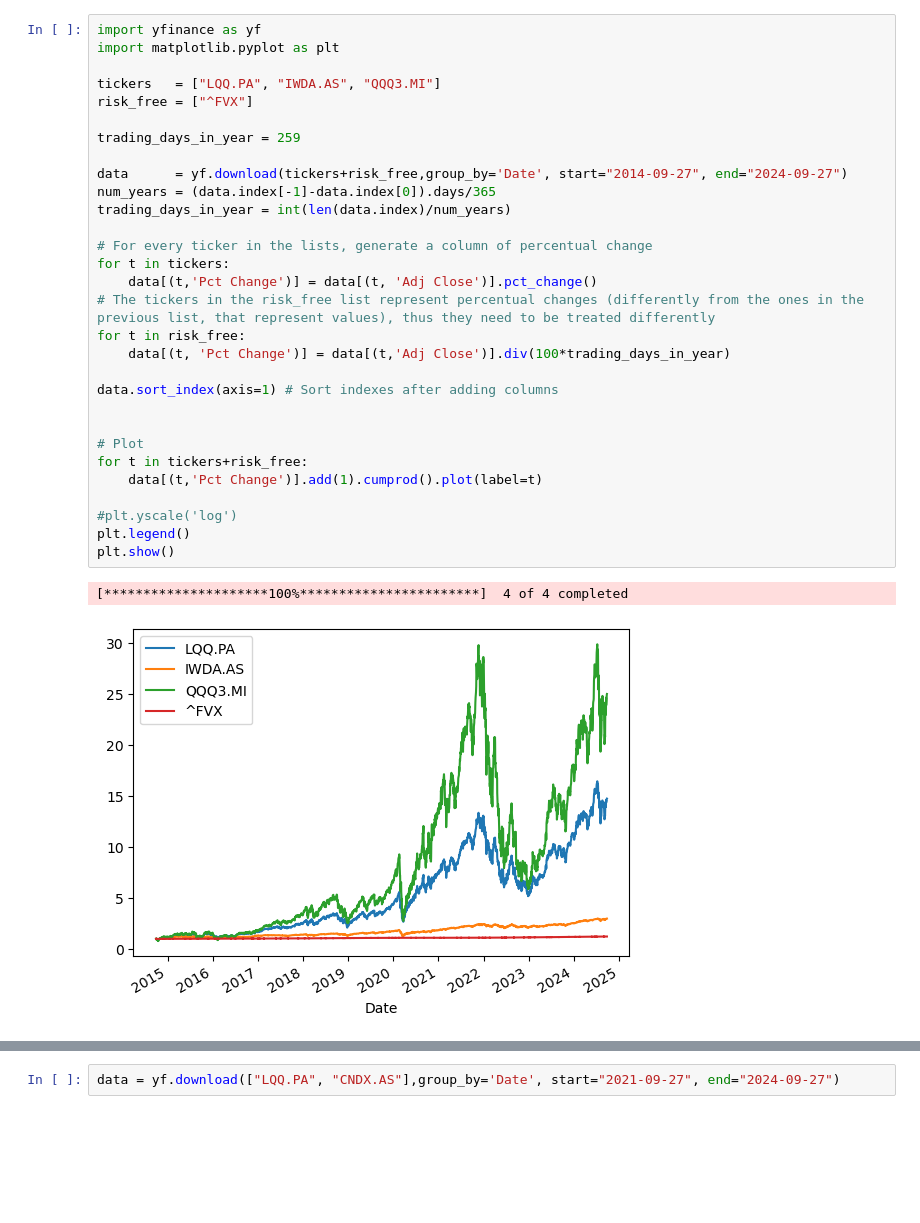
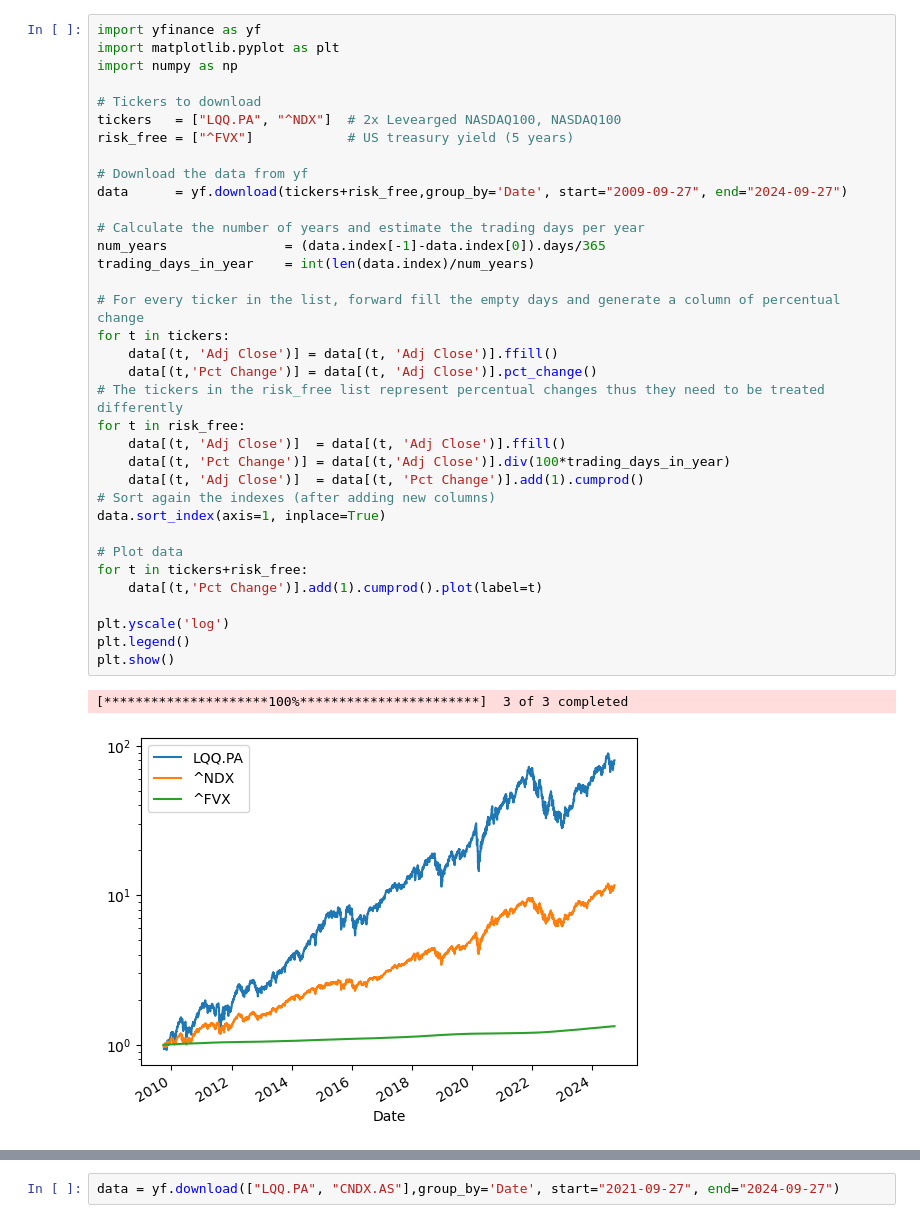
Before and after one commit to AlexLu94/MyFinancePortfolio, a Jupyter notebook: Leveraged_Portfolio_Analysis.ipynb, the cells around one changed output, grey strips where cells are left out. Saved outputs shown, nothing was run; the diff lists cells and outputs as text; blank space fills up the shorter version.

```diff
--- a/Leveraged_Portfolio_Analysis.ipynb
+++ b/Leveraged_Portfolio_Analysis.ipynb
@@ -1,35 +1,40 @@
 # %%
 import yfinance as yf
 import matplotlib.pyplot as plt
+import numpy as np
 
-tickers   = ["LQQ.PA", "IWDA.AS", "QQQ3.MI"]
-risk_free = ["^FVX"]
+# Tickers to download
+tickers   = ["LQQ.PA", "^NDX"]  # 2x Levearged NASDAQ100, NASDAQ100
+risk_free = ["^FVX"]            # US treasury yield (5 years)
 
-trading_days_in_year = 259
+# Download the data from yf
+data      = yf.download(tickers+risk_free,group_by='Date', start="2009-09-27", end="2024-09-27")
 
-data      = yf.download(tickers+risk_free,group_by='Date', start="2014-09-27", end="2024-09-27")
-num_years = (data.index[-1]-data.index[0]).days/365
-trading_days_in_year = int(len(data.index)/num_years)
+# Calculate the number of years and estimate the trading days per year
+num_years               = (data.index[-1]-data.index[0]).days/365
+trading_days_in_year    = int(len(data.index)/num_years)
 
-# For every ticker in the lists, generate a column of percentual change
+# For every ticker in the list, forward fill the empty days and generate a column of percentual change
 for t in tickers:
+    data[(t, 'Adj Close')] = data[(t, 'Adj Close')].ffill()
     data[(t,'Pct Change')] = data[(t, 'Adj Close')].pct_change()
-# The tickers in the risk_free list represent percentual changes (differently from the ones in the previous list, that represent values), thus they need to be treated differently
+# The tickers in the risk_free list represent percentual changes thus they need to be treated differently
 for t in risk_free:
+    data[(t, 'Adj Close')]  = data[(t, 'Adj Close')].ffill()
     data[(t, 'Pct Change')] = data[(t,'Adj Close')].div(100*trading_days_in_year)
+    data[(t, 'Adj Close')]  = data[(t, 'Pct Change')].add(1).cumprod()
+# Sort again the indexes (after adding new columns)
+data.sort_index(axis=1, inplace=True)
 
-data.sort_index(axis=1) # Sort indexes after adding columns
-
-
-# Plot
+# Plot data
 for t in tickers+risk_free:
     data[(t,'Pct Change')].add(1).cumprod().plot(label=t)
 
-#plt.yscale('log')
+plt.yscale('log')
 plt.legend()
 plt.show()
 # %% [output]
-[*********************100%***********************]  4 of 4 completed
+[*********************100%***********************]  3 of 3 completed
-[figure, old version]
+[figure, new version]
 # %%
 print(f"Period: {num_years:.1f} years")
```
Also changed, not shown: parts of 7 cells of this notebook.
